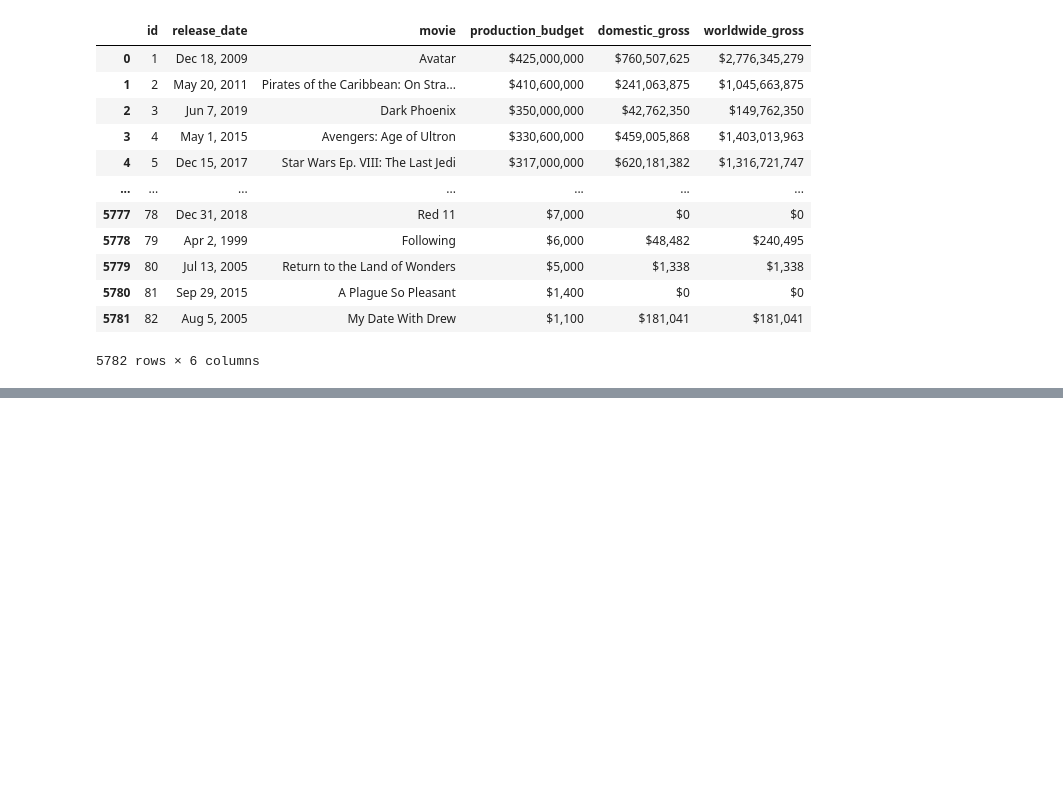
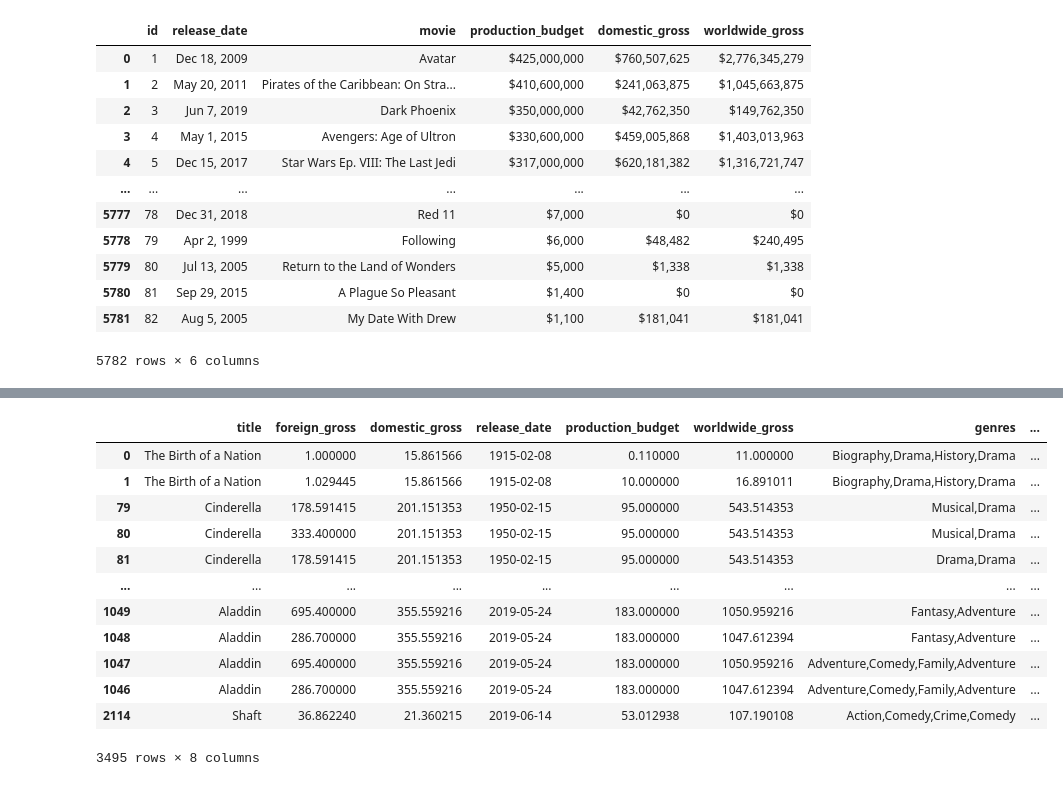
Before and after one commit to conlpate/dsc-mod-1-project-v2-1-onl01-dtsc-pt-052620, a Jupyter notebook: Data/gathering_data.ipynb, the cells around one changed output, grey strips where cells are left out. Drawn from its saved outputs; the diff is of its cells as text; code cells hidden in the pictures; blank space fills up the shorter version.

```diff
--- a/Data/gathering_data.ipynb
+++ b/Data/gathering_data.ipynb
@@ -310,0 +351,21 @@ presentation_df.head()
+# %%
+# Adjusting Numerical Data (Per Million Dollars)
+merged_df4['foreign_gross'] = merged_df4['foreign_gross'].div(1000000)
+merged_df4['domestic_gross'] = merged_df4['domestic_gross'].div(1000000)
+merged_df4['production_budget'] = merged_df4['production_budget'].div(1000000)
+merged_df4['worldwide_gross'] = merged_df4['worldwide_gross'].div(1000000)
+merged_df4
+# %% [output]
+|  | title | foreign_gross | domestic_gross | release_date | production_budget | worldwide_gross | genres | ... |
+| 0 | The Birth of a Nation | 1.000000 | 15.861566 | 1915-02-08 | 0.110000 | 11.000000 | Biography,Drama,History,Drama | ... |
+| 1 | The Birth of a Nation | 1.029445 | 15.861566 | 1915-02-08 | 10.000000 | 16.891011 | Biography,Drama,History,Drama | ... |
+| 79 | Cinderella | 178.591415 | 201.151353 | 1950-02-15 | 95.000000 | 543.514353 | Musical,Drama | ... |
+| 80 | Cinderella | 333.400000 | 201.151353 | 1950-02-15 | 95.000000 | 543.514353 | Musical,Drama | ... |
+| 81 | Cinderella | 178.591415 | 201.151353 | 1950-02-15 | 95.000000 | 543.514353 | Drama,Drama | ... |
+| ... | ... | ... | ... | ... | ... | ... | ... | ... |
+| 1049 | Aladdin | 695.400000 | 355.559216 | 2019-05-24 | 183.000000 | 1050.959216 | Fantasy,Adventure | ... |
+| 1048 | Aladdin | 286.700000 | 355.559216 | 2019-05-24 | 183.000000 | 1047.612394 | Fantasy,Adventure | ... |
+| 1047 | Aladdin | 695.400000 | 355.559216 | 2019-05-24 | 183.000000 | 1050.959216 | Adventure,Comedy,Family,Adventure | ... |
+| 1046 | Aladdin | 286.700000 | 355.559216 | 2019-05-24 | 183.000000 | 1047.612394 | Adventure,Comedy,Family,Adventure | ... |
+| 2114 | Shaft | 36.862240 | 21.360215 | 2019-06-14 | 53.012938 | 107.190108 | Action,Comedy,Crime,Comedy | ... |
+3495 rows × 8 columns
```
Also changed, not shown: parts of 61 cells of this notebook, 5 other files.
